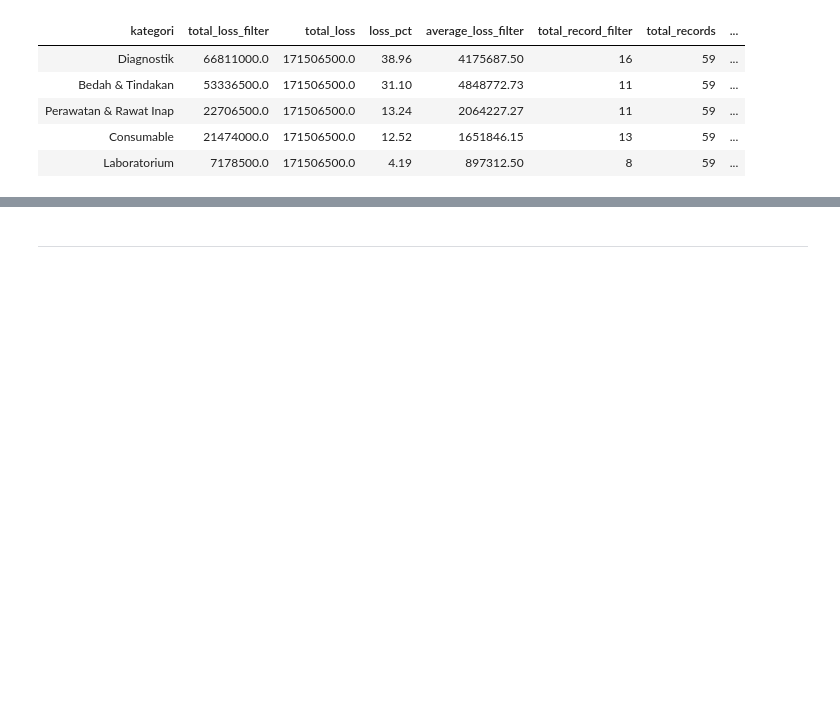
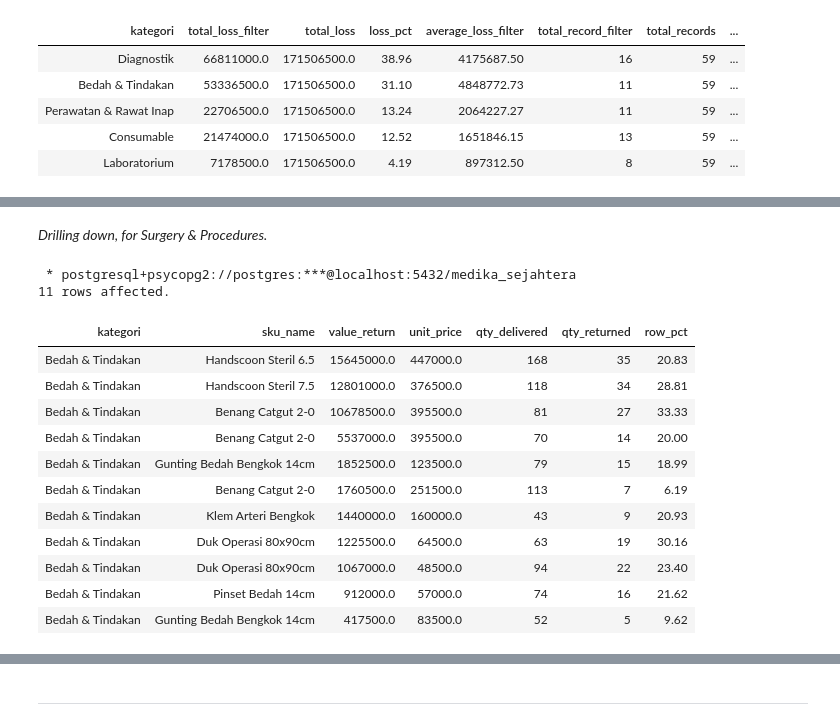
Before and after one commit to Rpfitrah/return-analysis-medika-sejahtera, a Jupyter notebook: Notebook/EDA.ipynb, the cells around one changed output, grey strips where cells are left out. Cells and saved outputs as stored; diff of their text form; code cells hidden in the pictures; blank space fills up the shorter version.

```diff
--- a/Notebook/EDA.ipynb
+++ b/Notebook/EDA.ipynb
@@ -1011,0 +745,40 @@ As with the frequency analysis (Section 1), cross-dimension exploration within t
+# %% [markdown]
+*Drilling down, for Surgery & Procedures.*
+# %%
+%%sql
+
+SELECT
+    rc.kategori,
+    rc.sku_name,
+    rc.value_return,
+    id.unit_price,
+    id.qty_delivered,
+    rd.qty_returned,
+    ROUND((rd.qty_returned::numeric / id.qty_delivered::numeric) * 100,2) AS row_pct
+FROM
+    return_cleaned rc
+LEFT JOIN
+    invoice_detail id
+    ON rc.invoice_id = id.invoice_id AND rc.sku_name = id.nama_produk
+LEFT JOIN
+    return_data rd
+    ON rc.retur_id = rd.retur_id
+WHERE
+    rc.kategori = 'Bedah & Tindakan'
+ORDER BY
+    rc.value_return DESC
+# %% [output]
+ * postgresql+psycopg2://postgres:***@localhost:5432/medika_sejahtera
+11 rows affected.
+| kategori | sku_name | value_return | unit_price | qty_delivered | qty_returned | row_pct |
+| Bedah & Tindakan | Handscoon Steril 6.5 | 15645000.0 | 447000.0 | 168 | 35 | 20.83 |
+| Bedah & Tindakan | Handscoon Steril 7.5 | 12801000.0 | 376500.0 | 118 | 34 | 28.81 |
+| Bedah & Tindakan | Benang Catgut 2-0 | 10678500.0 | 395500.0 | 81 | 27 | 33.33 |
+| Bedah & Tindakan | Benang Catgut 2-0 | 5537000.0 | 395500.0 | 70 | 14 | 20.00 |
+| Bedah & Tindakan | Gunting Bedah Bengkok 14cm | 1852500.0 | 123500.0 | 79 | 15 | 18.99 |
+| Bedah & Tindakan | Benang Catgut 2-0 | 1760500.0 | 251500.0 | 113 | 7 | 6.19 |
+| Bedah & Tindakan | Klem Arteri Bengkok | 1440000.0 | 160000.0 | 43 | 9 | 20.93 |
+| Bedah & Tindakan | Duk Operasi 80x90cm | 1225500.0 | 64500.0 | 63 | 19 | 30.16 |
+| Bedah & Tindakan | Duk Operasi 80x90cm | 1067000.0 | 48500.0 | 94 | 22 | 23.40 |
+| Bedah & Tindakan | Pinset Bedah 14cm | 912000.0 | 57000.0 | 74 | 16 | 21.62 |
+| Bedah & Tindakan | Gunting Bedah Bengkok 14cm | 417500.0 | 83500.0 | 52 | 5 | 9.62 |
```
Also changed, not shown: parts of 26 cells of this notebook.
